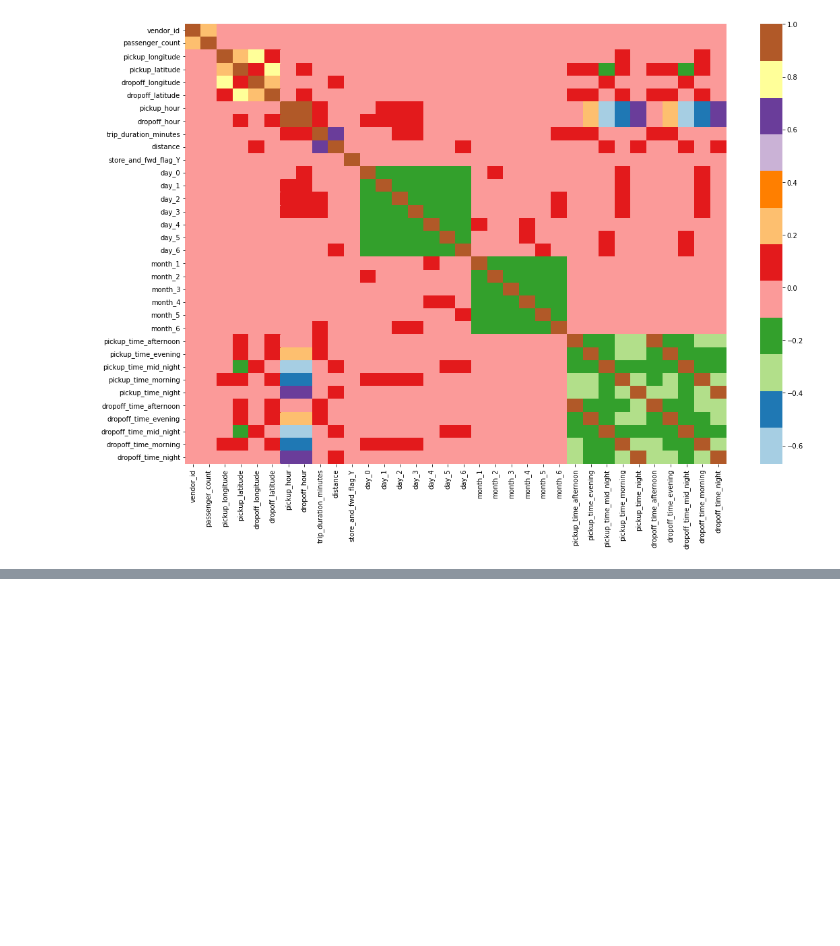
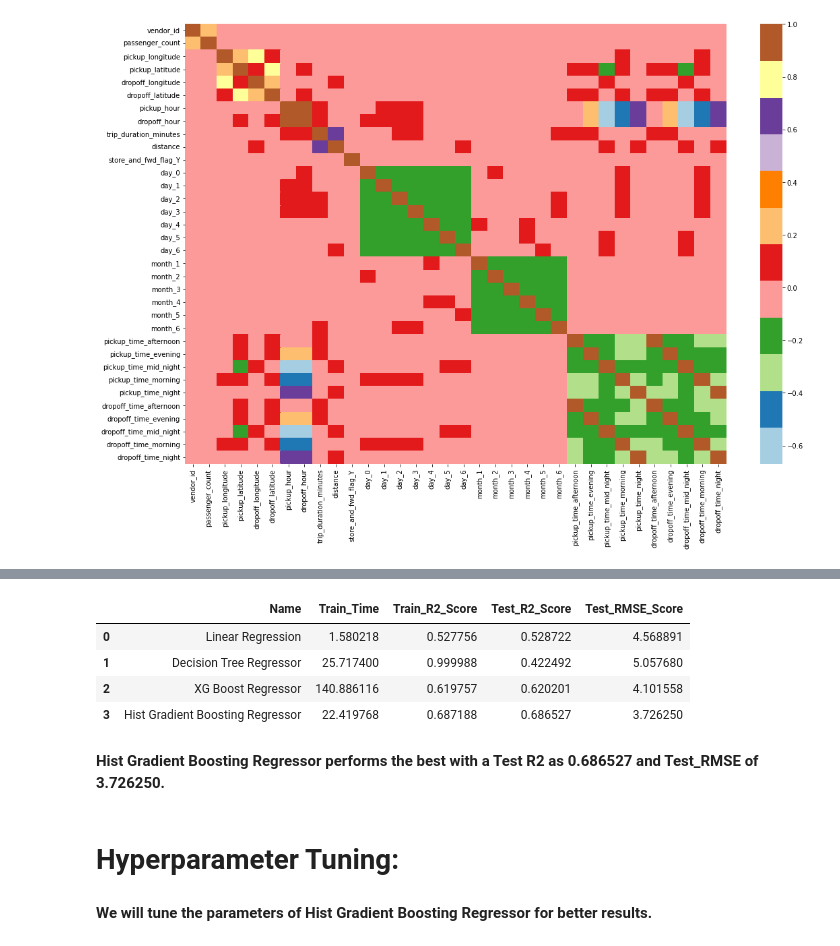
Before and after one commit to anishjohnson/NYC_Taxi_Trip_Time_Prediction, a Jupyter notebook: NYC_Taxi_TripDuration_Prediction.ipynb, the cells around one changed output, grey strips where cells are left out. Saved outputs shown, nothing was run; the diff lists cells and outputs as text; code cells hidden in the pictures; blank space fills up the shorter version.

```diff
--- a/NYC_Taxi_TripDuration_Prediction.ipynb
+++ b/NYC_Taxi_TripDuration_Prediction.ipynb
@@ -929,9 +663,0 @@ param_xgb = {'n_estimators' : n_estimators,
-# %%
-# Create an instance of the  XGBRegressor
-import xgboost as xgb
-xgb_model = xgb.XGBRegressor()
-
-# Grid search
-xgb_grid = GridSearchCV(estimator=xgb_model,param_grid = param_xgb,cv = 3, verbose=2,scoring="r2")
-
-xgb_grid.fit(X_train_lasso,y_train)
@@ -1007,7 +663,0 @@ Test Adjusted R2 :  0.709576049521184
-# %%
-# Create an instance of the  GradientBoostingRegressor
-from sklearn.ensemble import GradientBoostingRegressor
-gb_model=GradientBoostingRegressor( n_estimators=120, max_depth=10, min_samples_leaf=50, min_samples_split=80)
-
-# Train the model.
-gb_model.fit(X_train_lasso,y_train)
@@ -1057,0 +672,22 @@ Test Adjusted R2 :  0.7145966227345166
+# %%
+# Defining the models to be used.
+models = [['Linear Regression', LinearRegression()],
+          ['Decision Tree Regressor', DecisionTreeRegressor()],
+          ['XG Boost Regressor', xgb.XGBRegressor()],
+          ['Hist Gradient Boosting Regressor', HistGradientBoostingRegressor()],
+          ]
+# %%
+# Creating a function to train and test models.
+model_data = []
+for name,current_model in models:
+  current_model_data = {}
+  current_model.random_state = 78
+  current_model_data["Name"] = name
+  start = time.time()
+  current_model.fit(X_train,y_train)
+  end = time.time()
+  current_model_data["Train_Time"] = end - start
+  current_model_data["Train_R2_Score"] = r2_score(y_train,current_model.predict(X_train))
+  current_model_data["Test_R2_Score"] = r2_score(y_test,current_model.predict(X_test))
+  current_model_data["Test_RMSE_Score"] = np.sqrt(mean_squared_error(y_test,current_model.predict(X_test)))
+  model_data.append(current_model_data)
@@ -1057,0 +696,15 @@ Test Adjusted R2 :  0.7145966227345166
+# %%
+results_df = df = pd.DataFrame(model_data)
+results_df
+# %% [output]
+|  | Name | Train_Time | Train_R2_Score | Test_R2_Score | Test_RMSE_Score |
+| 0 | Linear Regression | 1.580218 | 0.527756 | 0.528722 | 4.568891 |
+| 1 | Decision Tree Regressor | 25.717400 | 0.999988 | 0.422492 | 5.057680 |
+| 2 | XG Boost Regressor | 140.886116 | 0.619757 | 0.620201 | 4.101558 |
+| 3 | Hist Gradient Boosting Regressor | 22.419768 | 0.687188 | 0.686527 | 3.726250 |
+# %% [markdown]
+**Hist Gradient Boosting Regressor performs the best with a Test R2 as 0.686527 and Test_RMSE of 3.726250.**
+# %% [markdown]
+# **Hyperparameter Tuning:**
+# %% [markdown]
+**We will tune the parameters of Hist Gradient Boosting Regressor for better results.**
```
Also changed, not shown: parts of 76 cells of this notebook.
